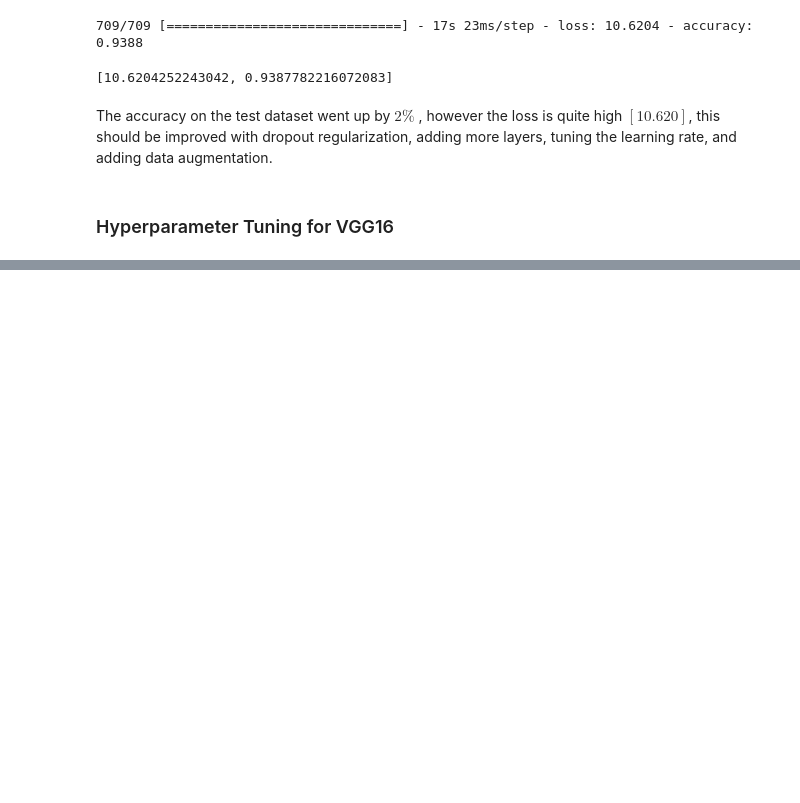
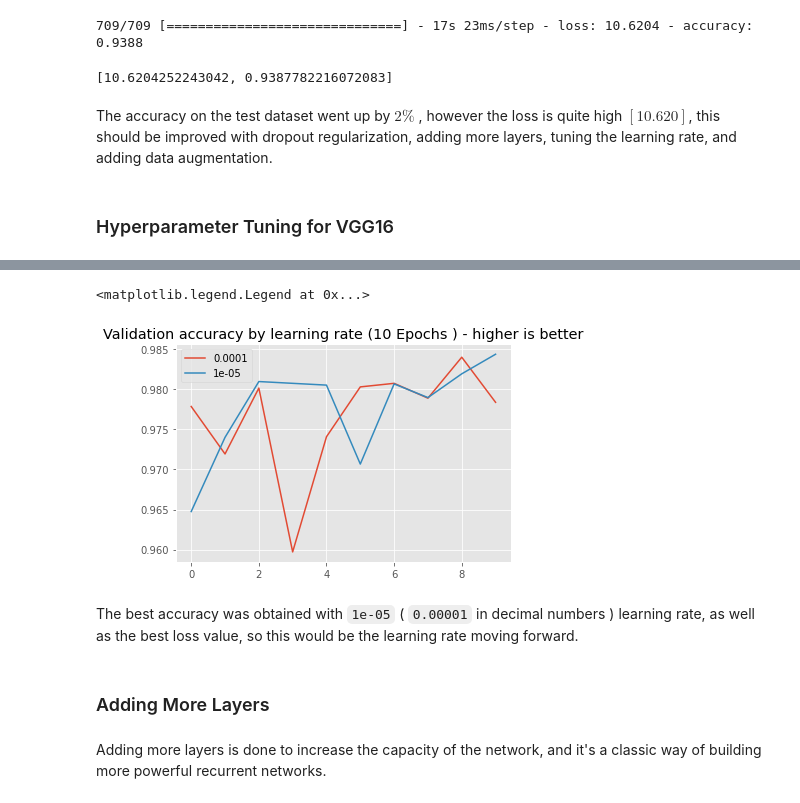
Before and after one commit to aenoboa1/ML_Zoomcamp-Capstone-Project, a Jupyter notebook: FruitsProject_VGG.ipynb, the cells around one changed output, grey strips where cells are left out. Saved outputs shown, nothing was run; the diff lists cells and outputs as text; code cells hidden in the pictures; blank space fills up the shorter version.

```diff
--- a/FruitsProject_VGG.ipynb
+++ b/FruitsProject_VGG.ipynb
@@ -319,0 +412,20 @@ The accuracy on the test dataset went up by $2\%$ , however the loss is quite hi
+# %%
+hist = scores[1e-4]
+plt.plot(hist['val_accuracy'], label=0.0001)
+
+
+hist = scores[1e-5]
+plt.plot(hist['val_accuracy'], label=0.00001)
+
+plt.title("Validation accuracy by learning rate (10 Epochs ) - higher is better")
+
+plt.legend()
+# %% [output]
+<matplotlib.legend.Legend at 0x...>
+[figure, added]
+# %% [markdown]
+The best accuracy was obtained with `1e-05`  ( `0.00001` in decimal numbers ) learning rate, as well as the best loss value, so this would be the learning rate moving forward.
+# %% [markdown]
+### Adding More Layers
+# %% [markdown]
+Adding more layers is done to increase the capacity of the network, and it's a classic way of building more powerful recurrent networks.
```
Also changed, not shown: parts of 10 cells of this notebook.
